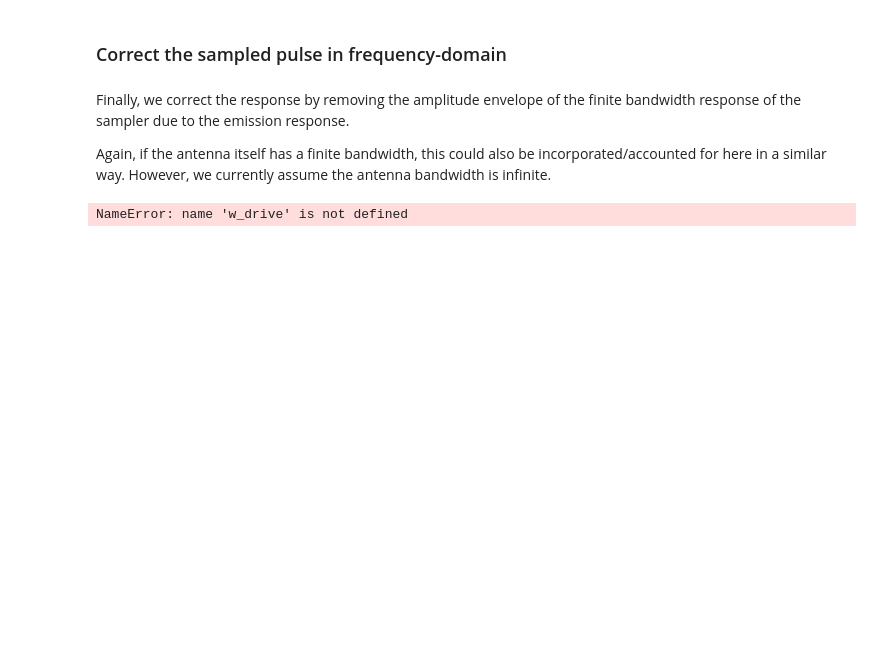
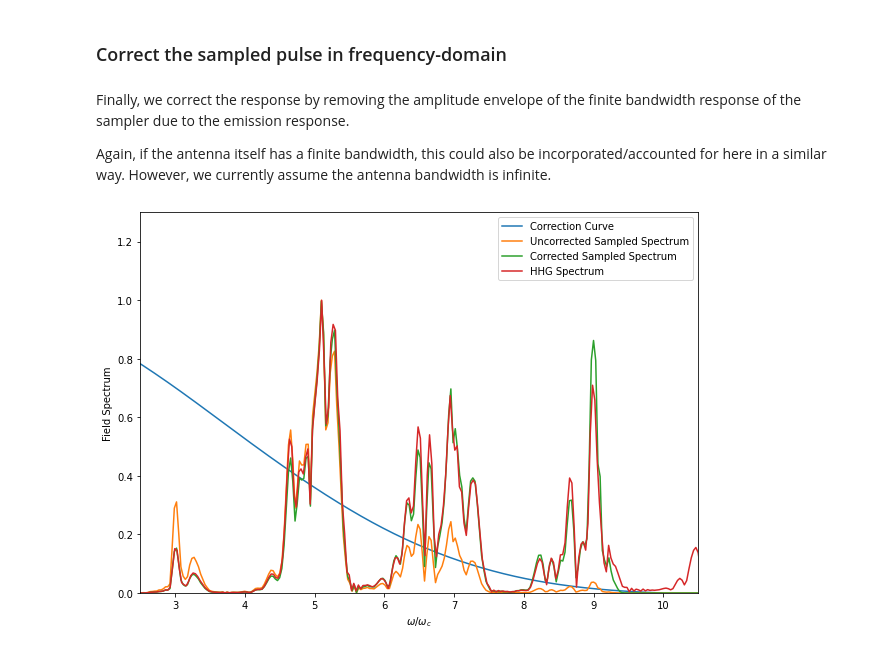
Before and after one commit to qnngroup/manu-uncovering-extreme-nonlinear-dynamics-in-solids-through-time-domain-field-analysis, a Jupyter notebook: analysis-and-plots.ipynb, the cells around one changed output. Cells and saved outputs as stored; diff of their text form; code cells hidden in the pictures; blank space fills up the shorter version.

```diff
--- a/analysis-and-plots.ipynb
+++ b/analysis-and-plots.ipynb
@@ -645,6 +600,8 @@ Again, if the antenna itself has a finite bandwidth, this could also be incorpor
 # -- Get the peaks fo the first +/-N harmonics:
 N = 10 #Number of harmonics to correct
 H_sampler_n = np.zeros(2*N + 1) + 0j #Sampler value at each harmonic (for envelope determination)
+harm_corr_start = 0
+harm_corr_end = 9.5
 
 #Find H_sampler at each harmnic value n in [-N, N].
 k = 0
@@ -659,37 +616,48 @@ for n in range(-N, N+1):
 f_correction = interpolate.interp1d(np.arange(-N, N+1),
                                     np.abs(H_sampler_n),
                                     kind='cubic') #interp function
 w_correction_range = np.where((w_J_corr/wc_drive < N)&(w_J_corr/wc_drive > -N))
   #index range where these harmonics are located
 w_correction_norm = w_J_corr[w_correction_range]/wc_drive #Get relevant frequency points
 correction = f_correction(w_correction_norm) #Now determine the correction curve
 correction = correction/correction.max()
 
+
+F_sampled, F_sampled_f = load.cutSpectralRegion(w_J_corr/wc_drive,
+                                                    J_corr_f/(np.abs(J_corr_f)).max(),
+                                                    harm_corr_start, harm_corr_end)
+
+J_corr_f_corrected = J_corr_f
+J_corr_f_corrected[w_correction_range] = (J_corr_f[w_correction_range]/correction)/(np.abs(J_corr_f[w_correction_range]/correction)).max()
+F_sampled_corrected, F_sampled_corrected_f = load.cutSpectralRegion(np.fft.fftshift(w_J_corr/wc_drive),
+                                                    np.fft.fftshift(J_corr_f_corrected),
+                                                    harm_corr_start, harm_corr_end)
+
 #-- Plot the original and corrected spectra, along with the correction factor curve
 fig = plt.figure()
 fig.set_size_inches(10, 7)
 ax = []
 k = 0
 ax.append(fig.add_subplot(1, 1, 1))
 
 ax[k].plot(w_correction_norm, np.abs(correction), label='Correction Curve')
 
-ax[k].plot(w_correction_norm, np.abs(J_corr_f[w_correction_range])/(np.abs(J_corr_f[w_correction_range])).max(),
+ax[k].plot(w_J_corr/wc_drive, np.abs(F_sampled_f),
      label='Uncorrected Sampled Spectrum')
 
-ax[k].plot(w_correction_norm, np.abs(J_corr_f[w_correction_range]/correction)/(np.abs(J_corr_f[w_correction_range]/correction)).max(),
+ax[k].plot(w_J_corr/wc_drive, np.fft.fftshift(np.abs(F_sampled_corrected_f)),
            label='Corrected Sampled Spectrum')
 
 ax[k].plot(w_simulation/wc_drive, np.abs(simulation_f)/(np.abs(simulation_f)).max(),
      label='HHG Spectrum')
 
 ax[k].set_xlim(2.5, 10.5)
 ax[k].set_ylim(0, 1.3)
 ax[k].legend()
 ax[k].set_xlabel('$\omega/\omega_c$')
-ax[k].set_ylabel('Field Spectrum')
+ax[k].set_ylabel('Field Spectrum');
 # %% [output]
-NameError: name 'w_drive' is not defined
+[figure, added]
 # %%
 J_corr_f_corrected = J_corr_f + 0j
 J_corr_f_corrected[w_correction_range] = J_corr_f[w_correction_range]/correction
```
Also changed, not shown: parts of 10 cells of this notebook, 4 other files.
